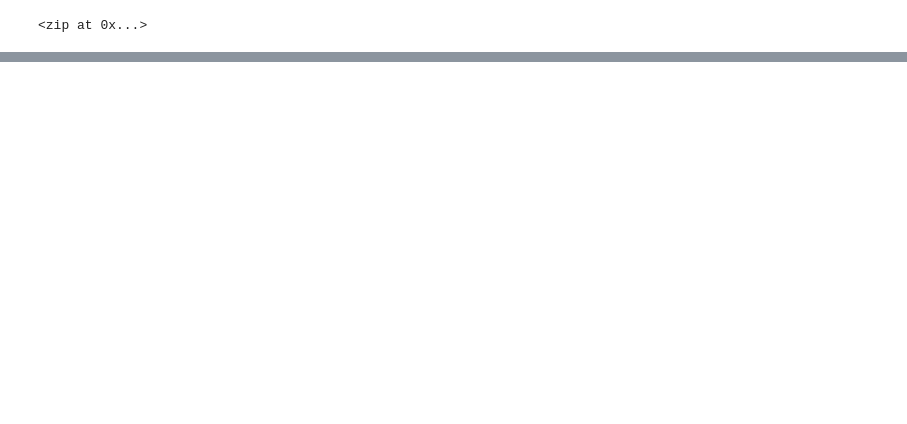
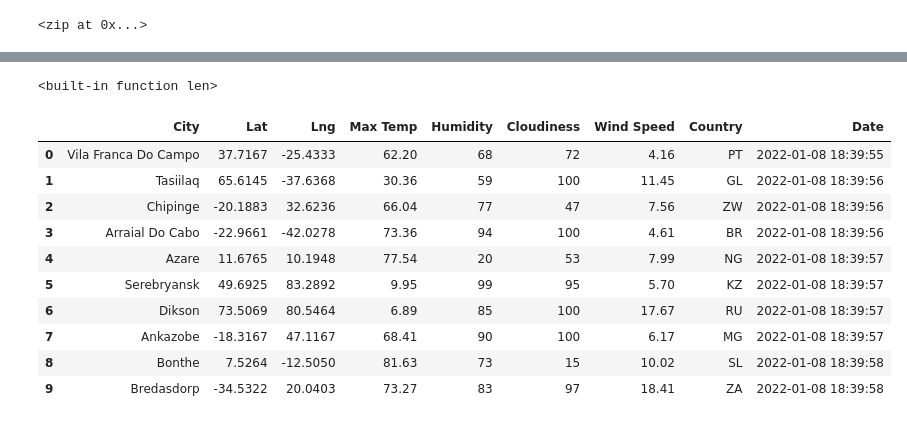
Before and after one commit to Becca-Mae-Hinkle/World_Weather_Analysis, a Jupyter notebook: WeatherPy.ipynb, the cells around one changed output, grey strips where cells are left out. Drawn from its saved outputs; the diff is of its cells as text; code cells hidden in the pictures; blank space fills up the shorter version.

```diff
--- a/WeatherPy.ipynb
+++ b/WeatherPy.ipynb
@@ -53,0 +59,4 @@ len(cities)
+# %%
+# Starting URL for Weather Map API Call.
+url = "http://api.openweathermap.org/data/2.5/weather?units=Imperial&APPID=" + weather_api_key
+print(url)
@@ -53,0 +120,5 @@ len(cities)
+# %%
+# Create an endpoint URL for a city.
+city_url = url + "&q=" + "Boston"
+city_weather = requests.get(city_url)
+city_weather.json()
@@ -53,0 +169,10 @@ len(cities)
+# %%
+# Create an empty list to hold the weather data.
+city_data = []
+# Print the beginning of the logging.
+print("Beginning Data Retrieval     ")
+print("-----------------------------")
+
+# Create counters.
+record_count = 1
+set_count = 1
@@ -53,0 +252,21 @@ len(cities)
+# %%
+len(cities)
+print (len)
+# %% [output]
+<built-in function len>
+# %%
+# Convert the array of dictionaries to a Pandas DataFrame.
+city_data_df = pd.DataFrame(city_data)
+city_data_df.head(10)
+# %% [output]
+|  | City | Lat | Lng | Max Temp | Humidity | Cloudiness | Wind Speed | Country | Date |
+| 0 | Vila Franca Do Campo | 37.7167 | -25.4333 | 62.20 | 68 | 72 | 4.16 | PT | 2022-01-08 18:39:55 |
+| 1 | Tasiilaq | 65.6145 | -37.6368 | 30.36 | 59 | 100 | 11.45 | GL | 2022-01-08 18:39:56 |
+| 2 | Chipinge | -20.1883 | 32.6236 | 66.04 | 77 | 47 | 7.56 | ZW | 2022-01-08 18:39:56 |
+| 3 | Arraial Do Cabo | -22.9661 | -42.0278 | 73.36 | 94 | 100 | 4.61 | BR | 2022-01-08 18:39:56 |
+| 4 | Azare | 11.6765 | 10.1948 | 77.54 | 20 | 53 | 7.99 | NG | 2022-01-08 18:39:57 |
+| 5 | Serebryansk | 49.6925 | 83.2892 | 9.95 | 99 | 95 | 5.70 | KZ | 2022-01-08 18:39:57 |
+| 6 | Dikson | 73.5069 | 80.5464 | 6.89 | 85 | 100 | 17.67 | RU | 2022-01-08 18:39:57 |
+| 7 | Ankazobe | -18.3167 | 47.1167 | 68.41 | 90 | 100 | 6.17 | MG | 2022-01-08 18:39:57 |
+| 8 | Bonthe | 7.5264 | -12.5050 | 81.63 | 73 | 15 | 10.02 | SL | 2022-01-08 18:39:58 |
+| 9 | Bredasdorp | -34.5322 | 20.0403 | 73.27 | 83 | 97 | 18.41 | ZA | 2022-01-08 18:39:58 |
```
Also changed, not shown: parts of 20 cells of this notebook, 5 other files.
